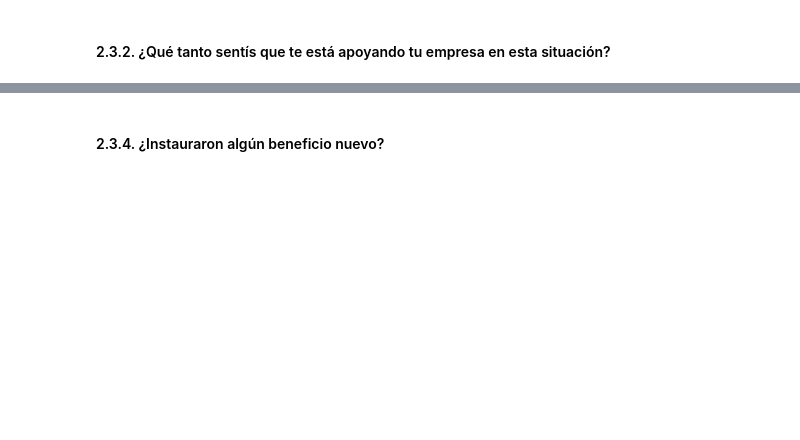
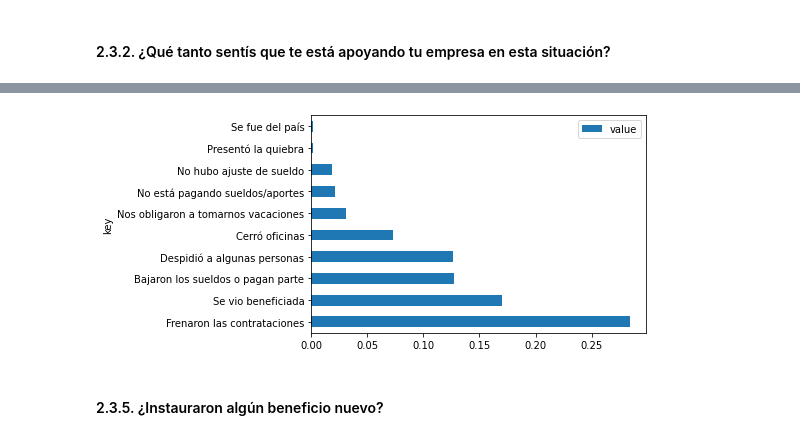
Before and after one commit to SebastianESaavedra/openqube-sueldos, a Jupyter notebook: pipeline/covid-analysis.ipynb, the cells around one changed output, grey strips where cells are left out. Saved outputs shown, nothing was run; the diff lists cells and outputs as text; code cells hidden in the pictures; blank space fills up the shorter version.

```diff
--- a/pipeline/covid-analysis.ipynb
+++ b/pipeline/covid-analysis.ipynb
@@ -383,2 +413,27 @@ support.plot.barh();
+# %%
+afecto_empresa = (
+    aux[aux["afecto_empresa"] == "Si"].como_se_vio_afectada_tu_empresa
+    .str.extractall(r"(?P<value>[^,]+),? ?")["value"]
+    .value_counts(normalize=False, sort=True)
+    .to_frame()
+    .rename_axis("key")
+)
+afecto_empresa.reset_index(level=0, inplace=True)
+
+afecto_empresa = normalize_dataframe_column(
+    afecto_empresa,
+    "key",
+    {
+        ".*(no|frenar).*(aumentos?|ajustes?).*$": "No hubo ajuste de sueldo",
+        "^(No se|a|pero existen|-|Cambie de trabajo)$": "DELETEME",
+    },
+)
+afecto_empresa_total = afecto_empresa.query("key != 'DELETEME'").groupby("key").sum()["value"].sum()
+afecto_empresa_f = (afecto_empresa.query("key != 'DELETEME'").groupby("key").sum()["value"].sort_values(ascending=False).to_frame()  / afecto_empresa_total)
+
+afecto_empresa_f[:10].plot.barh()
+charts["afecto_empresa"] = to_rechart(afecto_empresa_f[:10])
+# %% [output]
+[figure, added]
 # %% [markdown]
-#### 2.3.4. ¿Instauraron algún beneficio nuevo?
+#### 2.3.5. ¿Instauraron algún beneficio nuevo?
```
Also changed, not shown: parts of 13 cells of this notebook.
